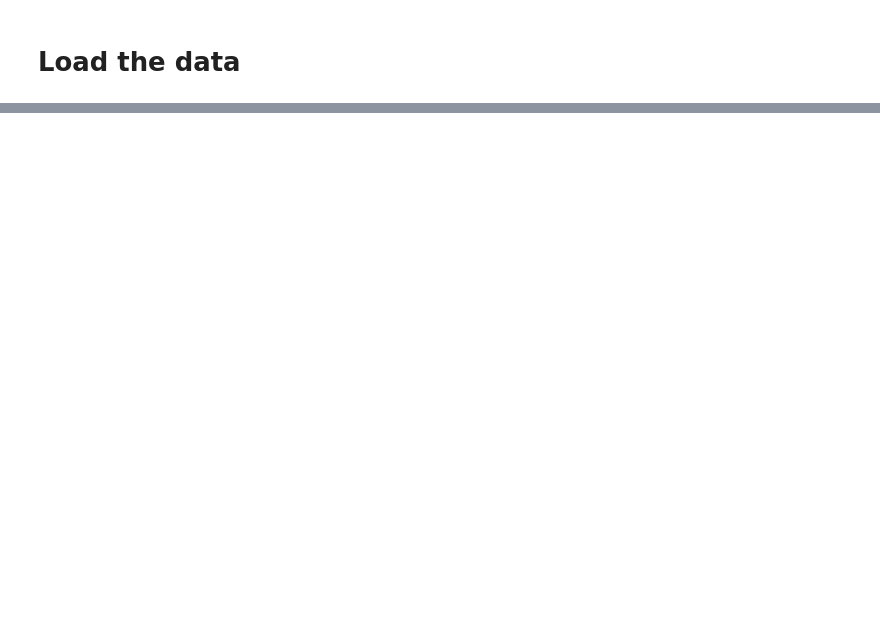
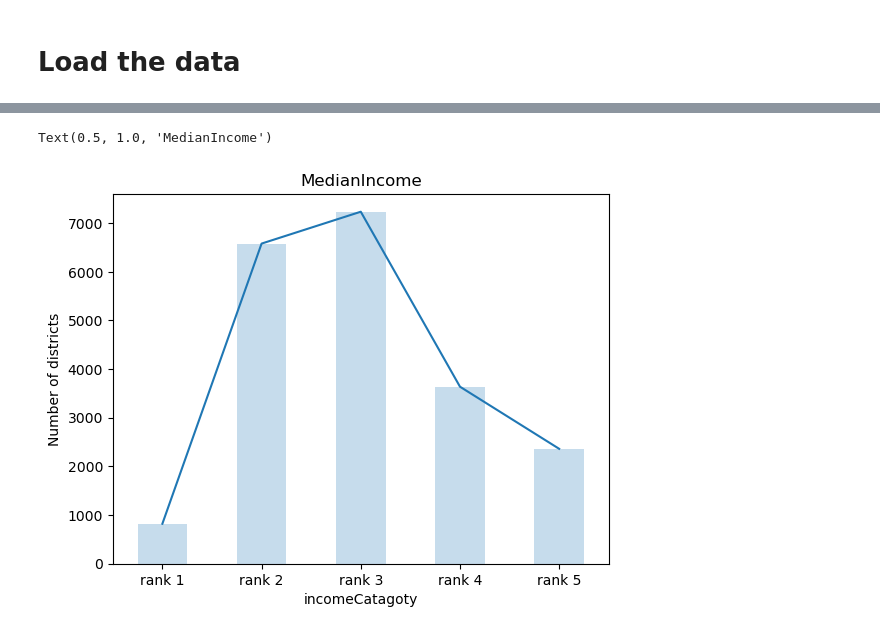
Before and after one commit to m-mhe/ML, a Jupyter notebook: housing_price_prediction/part_one.ipynb, the cells around one changed output, grey strips where cells are left out. Cells and saved outputs as stored; diff of their text form; code cells hidden in the pictures; blank space fills up the shorter version.

```diff
--- a/housing_price_prediction/part_one.ipynb
+++ b/housing_price_prediction/part_one.ipynb
@@ -50,0 +58,5 @@ max         500001.000000
+# %%
+print(housing_dataset.head())
+housing_dataset["incomeCatagoty"] = pd.cut(housing_dataset["median_income"], bins= (0, 1.5, 3, 4.5, 6, np.inf), labels= ("rank 1", "rank 2", "rank 3", "rank 4", "rank 5"))
+ # We are adding a category attribute based on median income. Since, mostly based on median income we will predict house price.
+housing_dataset.head()
@@ -50,0 +83,8 @@ max         500001.000000
+# %%
+housing_dataset["incomeCatagoty"].value_counts().sort_index().plot.bar(rot=0, grid = True, alpha = 0.25)
+housing_dataset["incomeCatagoty"].value_counts().sort_index().plot()
+plt.ylabel("Number of districts")
+plt.title("MedianIncome")
+# %% [output]
+Text(0.5, 1.0, 'MedianIncome')
+[figure, added]
```
Also changed, not shown: parts of 10 cells of this notebook, 1 other file.
